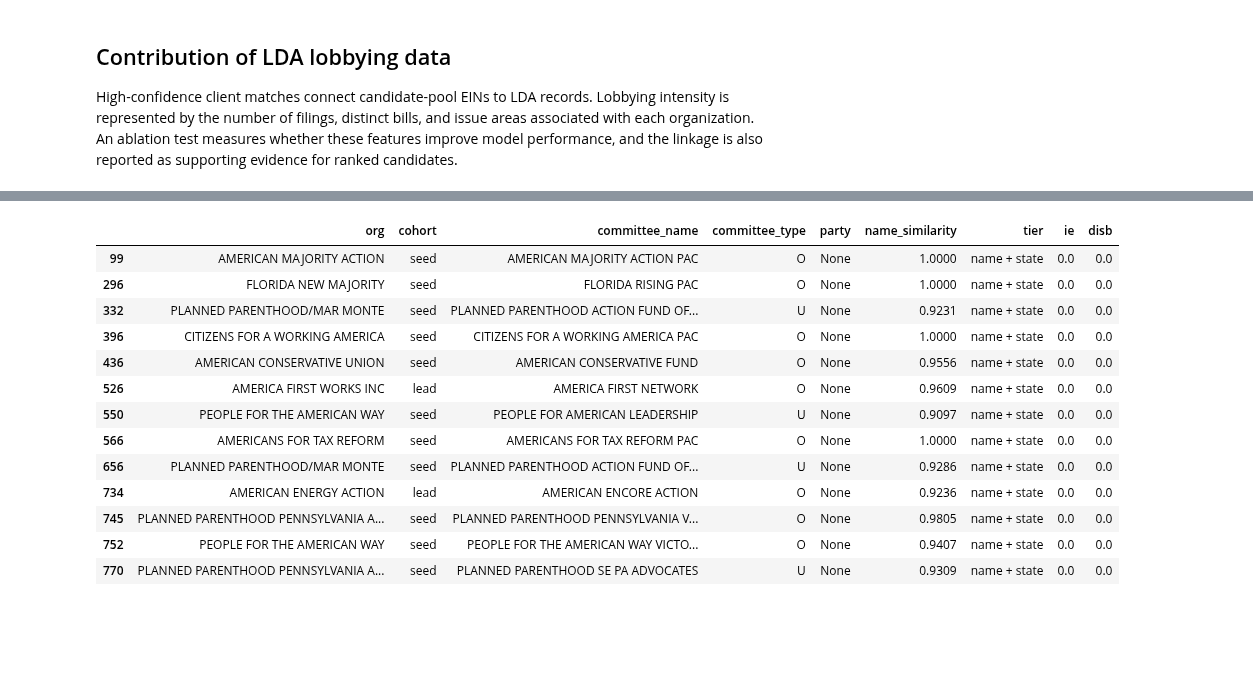
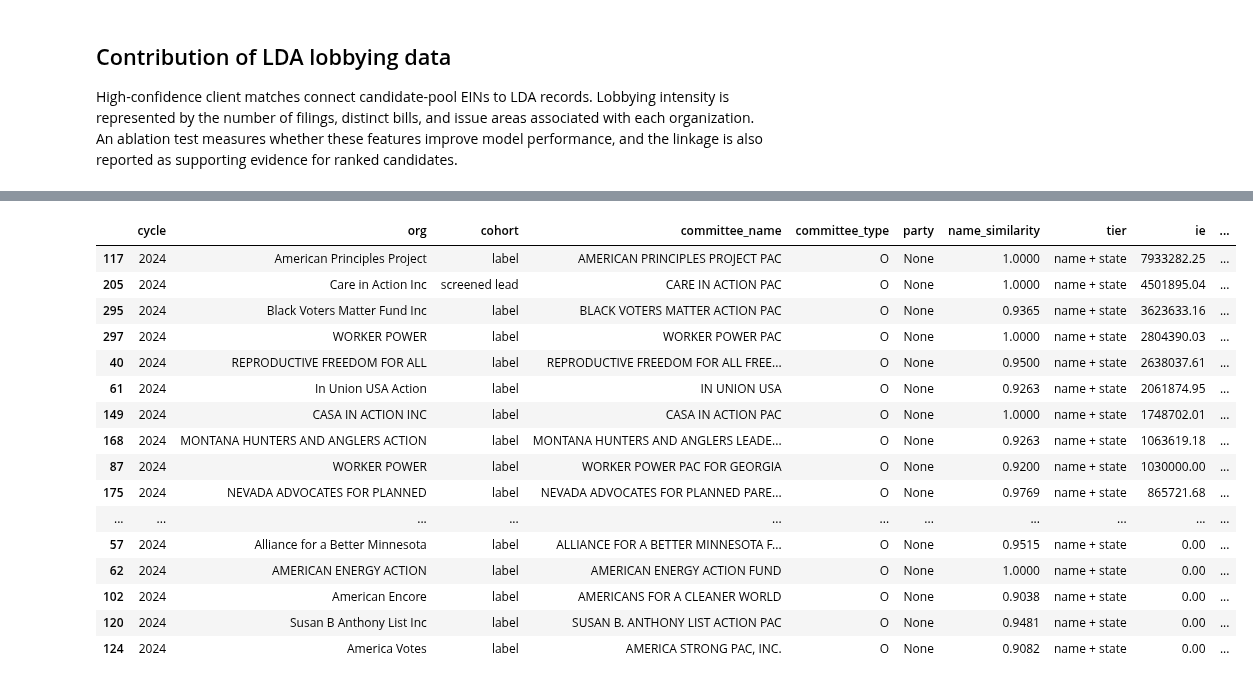
Before and after one commit to team-glass-house/influence-network, a Jupyter notebook: notebooks/lda_irs_name_state_analysis.ipynb, the cells around one changed output, grey strips where cells are left out. Saved outputs shown, nothing was run; the diff lists cells and outputs as text; code cells hidden in the pictures; blank space fills up the shorter version.

```diff
--- a/notebooks/lda_irs_name_state_analysis.ipynb
+++ b/notebooks/lda_irs_name_state_analysis.ipynb
@@ -1290,12 +2065,21 @@ FEC committee records do not include EINs, so they are linked to IRS organizatio
 # %%
-# FEC Super PAC linkage: same norm-name + near-name (JW>=0.85) + state/zip grading as the LDA<->IRS matcher.
+# FEC Super PAC linkage: exact and near-name matching with committee-state agreement.
+import re
 import numpy as np, pandas as pd
 
 for _t in ("committees", "fec_disbursements"):
     conn.execute(f"""CREATE OR REPLACE VIEW {_t} AS
         SELECT * FROM read_parquet('{(ROOT / 'parquet_export' / _t / '*.parquet').as_posix()}', union_by_name=true)""")
 
-# Committee entity: normalized name + HQ state/zip (from raw_json) + spending.
+# FEC totals use two-year election cycles. Map each selected IRS year to its
+# corresponding cycle ending year (for example, 2023 and 2024 both map to 2024).
+ANALYSIS_YEARS = tuple(sorted({int(year) for year in re.findall(r"\d{4}", YEARS)}))
+FEC_CYCLES = tuple(sorted({year if year % 2 == 0 else year + 1 for year in ANALYSIS_YEARS}))
+FEC_CYCLES_SQL = "(" + ", ".join(map(str, FEC_CYCLES)) + ")"
+print(f"IRS analysis years: {ANALYSIS_YEARS}; corresponding FEC cycles: {FEC_CYCLES}")
+
+# Type O is an independent-expenditure-only committee. The totals extract exposes
+# committee_state in raw_json; ZIP is unavailable.
 conn.execute("""
 CREATE OR REPLACE TEMP TABLE fec_committees AS
 SELECT committee_id,
@@ -1303,12 +2087,12 @@ SELECT committee_id,
        norm_org(any_value(name)) AS normalized_name,
        any_value(committee_type) AS committee_type,
        any_value(party) AS party,
-       max(UPPER(NULLIF(TRIM(json_extract_string(raw_json, '$.state')), ''))) AS fec_state,
-       max(LEFT(NULLIF(TRIM(json_extract_string(raw_json, '$.zip')), ''), 5)) AS fec_zip,
-       max(TRY_CAST(total_disbursements AS DOUBLE)) AS disbursements,
-       max(TRY_CAST(independent_expenditures AS DOUBLE)) AS independent_expenditures
+       max(UPPER(NULLIF(TRIM(json_extract_string(raw_json, '$.committee_state')), ''))) AS fec_state,
+       NULL::VARCHAR AS fec_zip
 FROM committees
-WHERE name IS NOT NULL AND json_valid(raw_json)
+WHERE name IS NOT NULL
+  AND committee_type = 'O'
+  AND json_valid(raw_json)
 GROUP BY committee_id
 """)
 
@@ -1316,17 +2100,17 @@ conn.execute(f"""
 CREATE OR REPLACE TEMP TABLE fec_matches AS
 WITH exact AS (
     SELECT fc.committee_id, fc.committee_name, fc.committee_type, fc.party,
-           fc.disbursements, fc.independent_expenditures, irs.ein, irs.irs_name, 1.0 AS name_similarity,
+           irs.ein, irs.irs_name, 1.0 AS name_similarity,
            (irs.irs_state = fc.fec_state AND fc.fec_state IS NOT NULL) AS state_agrees,
-           (fc.fec_zip IS NOT NULL AND fc.fec_zip = irs.irs_zip) AS zip_agrees
+           FALSE AS zip_agrees
     FROM fec_committees fc JOIN irs_entities_addr irs USING (normalized_name)
 ),
 near AS (
     SELECT fc.committee_id, fc.committee_name, fc.committee_type, fc.party,
-           fc.disbursements, fc.independent_expenditures, irs.ein, irs.irs_name,
+           irs.ein, irs.irs_name,
            jaro_winkler_similarity(fc.normalized_name, irs.normalized_name) AS name_similarity,
            (irs.irs_state = fc.fec_state AND fc.fec_state IS NOT NULL) AS state_agrees,
-           (fc.fec_zip IS NOT NULL AND fc.fec_zip = irs.irs_zip) AS zip_agrees
+           FALSE AS zip_agrees
     FROM fec_committees fc JOIN irs_entities_addr irs
       ON {name_block_on('fc.normalized_name', 'irs.normalized_name')}
      AND fc.normalized_name <> irs.normalized_name
@@ -1335,41 +2119,45 @@ near AS (
 SELECT * FROM exact UNION ALL SELECT * FROM near
 """)
 
-# Cycle-total spending per committee is in fec_disbursements (__CYCLE_TOTALS__ rows); IE is inside the description.
-conn.execute("""
+# Cycle totals are filtered to the election cycles that overlap the selected IRS years.
+conn.execute(f"""
 CREATE OR REPLACE TEMP TABLE fec_spend AS
 SELECT committee_id,
+       TRY_CAST(disbursement_date AS INTEGER) AS cycle,
        SUM(TRY_CAST(disbursement_amount AS DOUBLE)) AS disbursements,
        SUM(TRY_CAST(regexp_extract(disbursement_description, 'independent_expenditures=([0-9.]+)', 1) AS DOUBLE)) AS ie
 FROM fec_disbursements
 WHERE recipient_name = '__CYCLE_TOTALS__'
-GROUP BY committee_id
+  AND TRY_CAST(disbursement_date AS INTEGER) IN {FEC_CYCLES_SQL}
+GROUP BY committee_id, cycle
 """)
 
 fec_link = q(f"""
 WITH ranked AS (
     SELECT m.*, {tier_case('name')} AS tier,
            ROW_NUMBER() OVER (PARTITION BY m.committee_id
-                              ORDER BY zip_agrees DESC, state_agrees DESC, name_similarity DESC, ein) AS rn
+                              ORDER BY state_agrees DESC, name_similarity DESC, ein) AS rn
     FROM fec_matches m
-    WHERE name_similarity >= {HIGH_CONF_MIN} AND (state_agrees OR zip_agrees)
+    WHERE name_similarity >= {HIGH_CONF_MIN} AND state_agrees
 )
 SELECT r.ein, r.irs_name, r.committee_id, r.committee_name, r.committee_type, r.party,
-       ROUND(r.name_similarity, 4) AS name_similarity, r.tier,
+       ROUND(r.name_similarity, 4) AS name_similarity, r.tier, s.cycle,
        COALESCE(s.ie, 0) AS ie, COALESCE(s.disbursements, 0) AS disb
-FROM ranked r LEFT JOIN fec_spend s USING (committee_id)
+FROM ranked r
+JOIN fec_spend s USING (committee_id)
 WHERE r.rn = 1
 """)
-print(f"FEC committees linked to IRS EINs (sim>={HIGH_CONF_MIN}, state or zip agrees): "
+print(f"FEC Super PACs linked to IRS EINs for cycles {FEC_CYCLES} "
+      f"(sim>={HIGH_CONF_MIN}, state agrees): "
       f"{fec_link.committee_id.nunique():,} committees -> {fec_link.ein.nunique():,} EINs")
-print(fec_link.tier.value_counts().to_string())
+print(fec_link.groupby(["cycle", "tier"]).size().to_string())
 
-# Insight: dark-money seeds + top leads that run a Super PAC, ranked by independent expenditures.
-lead_eins = set(leads.head(50).ein)
+# Current labels and screened leads with a matched Super PAC, reported by cycle.
+lead_eins = set(filtered_leads.head(50).ein)
 dm = fec_link[fec_link.ein.isin(seed_set) | fec_link.ein.isin(lead_eins)].copy()
-dm["cohort"] = np.where(dm.ein.isin(seed_set), "seed", "lead")
+dm["cohort"] = np.where(dm.ein.isin(seed_set), "label", "screened lead")
 dm["org"] = dm.ein.map(nm)
-print("\nDark-money orgs with a matched FEC Super PAC (electoral arm), by independent expenditures:")
-display(dm.sort_values("ie", ascending=False)
-        [["org", "cohort", "committee_name", "committee_type", "party", "name_similarity", "tier", "ie", "disb"]].head(25))
+print("\nLabeled organizations and screened leads with a matched FEC Super PAC:")
+display(dm.sort_values(["cycle", "ie"], ascending=[False, False])
+        [["cycle", "org", "cohort", "committee_name", "committee_type", "party", "name_similarity", "tier", "ie", "disb"]].head(25))
 # %% [output]
@@ -1381,17 +2170,20 @@ Dark-money orgs with a matched FEC Super PAC (electoral arm), by independent exp
-|  | org | cohort | committee_name | committee_type | party | name_similarity | tier | ie | disb |
-| 99 | AMERICAN MAJORITY ACTION | seed | AMERICAN MAJORITY ACTION PAC | O | None | 1.0000 | name + state | 0.0 | 0.0 |
-| 296 | FLORIDA NEW MAJORITY | seed | FLORIDA RISING PAC | O | None | 1.0000 | name + state | 0.0 | 0.0 |
-| 332 | PLANNED PARENTHOOD/MAR MONTE | seed | PLANNED PARENTHOOD ACTION FUND OF... | U | None | 0.9231 | name + state | 0.0 | 0.0 |
-| 396 | CITIZENS FOR A WORKING AMERICA | seed | CITIZENS FOR A WORKING AMERICA PAC | O | None | 1.0000 | name + state | 0.0 | 0.0 |
-| 436 | AMERICAN CONSERVATIVE UNION | seed | AMERICAN CONSERVATIVE FUND | O | None | 0.9556 | name + state | 0.0 | 0.0 |
-| 526 | AMERICA FIRST WORKS INC | lead | AMERICA FIRST NETWORK | O | None | 0.9609 | name + state | 0.0 | 0.0 |
-| 550 | PEOPLE FOR THE AMERICAN WAY | seed | PEOPLE FOR AMERICAN LEADERSHIP | U | None | 0.9097 | name + state | 0.0 | 0.0 |
-| 566 | AMERICANS FOR TAX REFORM | seed | AMERICANS FOR TAX REFORM PAC | O | None | 1.0000 | name + state | 0.0 | 0.0 |
-| 656 | PLANNED PARENTHOOD/MAR MONTE | seed | PLANNED PARENTHOOD ACTION FUND OF... | U | None | 0.9286 | name + state | 0.0 | 0.0 |
-| 734 | AMERICAN ENERGY ACTION | lead | AMERICAN ENCORE ACTION | O | None | 0.9236 | name + state | 0.0 | 0.0 |
-| 745 | PLANNED PARENTHOOD PENNSYLVANIA A... | seed | PLANNED PARENTHOOD PENNSYLVANIA V... | O | None | 0.9805 | name + state | 0.0 | 0.0 |
-| 752 | PEOPLE FOR THE AMERICAN WAY | seed | PEOPLE FOR THE AMERICAN WAY VICTO... | O | None | 0.9407 | name + state | 0.0 | 0.0 |
-| 770 | PLANNED PARENTHOOD PENNSYLVANIA A... | seed | PLANNED PARENTHOOD SE PA ADVOCATES | U | None | 0.9309 | name + state | 0.0 | 0.0 |
+|  | cycle | org | cohort | committee_name | committee_type | party | name_similarity | tier | ie | ... |
+| 117 | 2024 | American Principles Project | label | AMERICAN PRINCIPLES PROJECT PAC | O | None | 1.0000 | name + state | 7933282.25 | ... |
+| 205 | 2024 | Care in Action Inc | screened lead | CARE IN ACTION PAC | O | None | 1.0000 | name + state | 4501895.04 | ... |
+| 295 | 2024 | Black Voters Matter Fund Inc | label | BLACK VOTERS MATTER ACTION PAC | O | None | 0.9365 | name + state | 3623633.16 | ... |
+| 297 | 2024 | WORKER POWER | label | WORKER POWER PAC | O | None | 1.0000 | name + state | 2804390.03 | ... |
+| 40 | 2024 | REPRODUCTIVE FREEDOM FOR ALL | label | REPRODUCTIVE FREEDOM FOR ALL FREE... | O | None | 0.9500 | name + state | 2638037.61 | ... |
+| 61 | 2024 | In Union USA Action | label | IN UNION USA | O | None | 0.9263 | name + state | 2061874.95 | ... |
+| 149 | 2024 | CASA IN ACTION INC | label | CASA IN ACTION PAC | O | None | 1.0000 | name + state | 1748702.01 | ... |
+| 168 | 2024 | MONTANA HUNTERS AND ANGLERS ACTION | label | MONTANA HUNTERS AND ANGLERS LEADE... | O | None | 0.9263 | name + state | 1063619.18 | ... |
+| 87 | 2024 | WORKER POWER | label | WORKER POWER PAC FOR GEORGIA | O | None | 0.9200 | name + state | 1030000.00 | ... |
+| 175 | 2024 | NEVADA ADVOCATES FOR PLANNED | label | NEVADA ADVOCATES FOR PLANNED PARE... | O | None | 0.9769 | name + state | 865721.68 | ... |
+| ... | ... | ... | ... | ... | ... | ... | ... | ... | ... | ... |
+| 57 | 2024 | Alliance for a Better Minnesota | label | ALLIANCE FOR A BETTER MINNESOTA F... | O | None | 0.9515 | name + state | 0.00 | ... |
+| 62 | 2024 | AMERICAN ENERGY ACTION | label | AMERICAN ENERGY ACTION FUND | O | None | 1.0000 | name + state | 0.00 | ... |
+| 102 | 2024 | American Encore | label | AMERICANS FOR A CLEANER WORLD | O | None | 0.9038 | name + state | 0.00 | ... |
+| 120 | 2024 | Susan B Anthony List Inc | label | SUSAN B. ANTHONY LIST ACTION PAC | O | None | 0.9481 | name + state | 0.00 | ... |
+| 124 | 2024 | America Votes | label | AMERICA STRONG PAC, INC. | O | None | 0.9082 | name + state | 0.00 | ... |
 # %%
 # FEC as a modeling signal (has_fec + log independent expenditures / disbursements) + corroboration on leads.
 import numpy as np, pandas as pd
```
Also changed, not shown: parts of 24 cells of this notebook.
